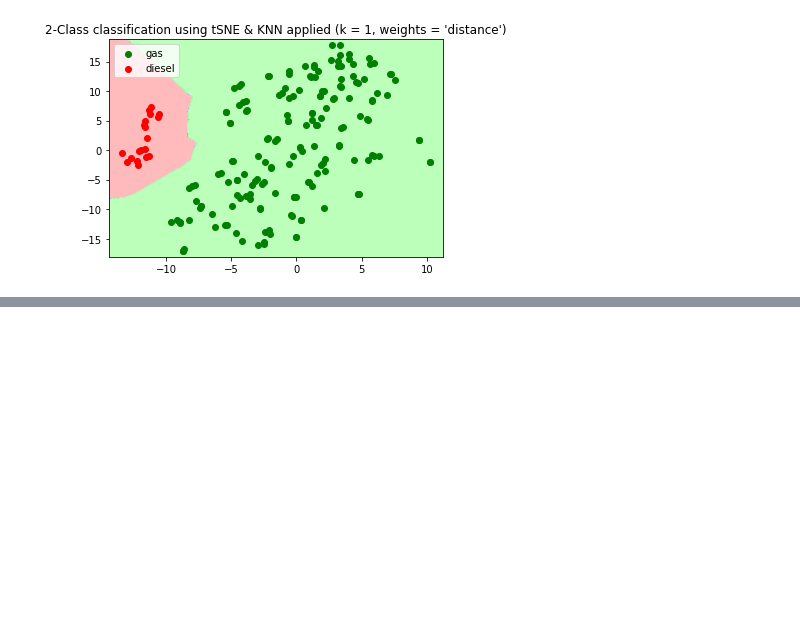
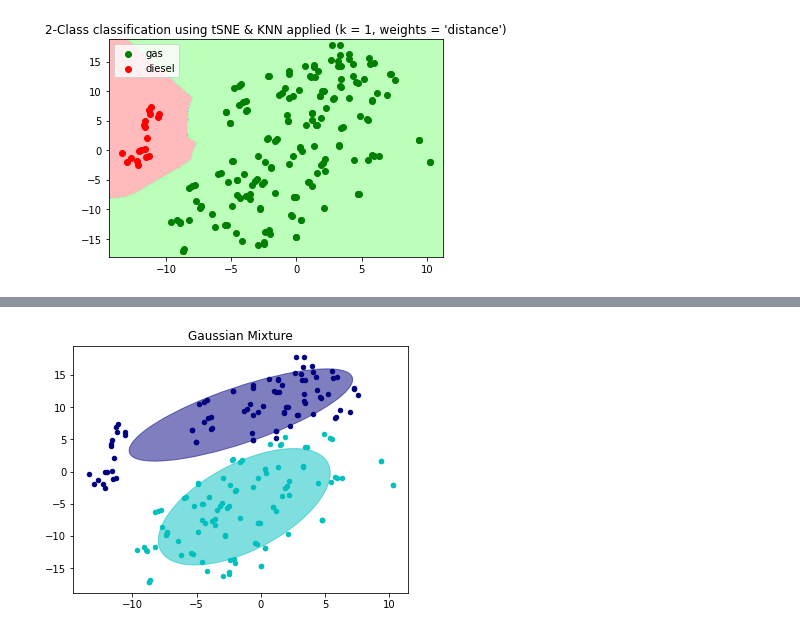
Before and after one commit to deeplearninghsw/computer-vision, a Jupyter notebook: automobile/src/classifier_tsne.ipynb, the cells around one changed output, grey strips where cells are left out. Saved outputs shown, nothing was run; the diff lists cells and outputs as text; code cells hidden in the pictures; blank space fills up the shorter version.

```diff
--- a/automobile/src/classifier_tsne.ipynb
+++ b/automobile/src/classifier_tsne.ipynb
@@ -203,0 +225,14 @@ for weights in ['uniform', 'distance']:
+# %%
+from utils.plotting import plot_gaussian_cluster
+from sklearn.mixture import GaussianMixture
+
+gmm = GaussianMixture(
+    n_components=2,
+    covariance_type='full').fit(x_tsne)
+
+y_pred = gmm.predict(x_tsne)
+
+plot_gaussian_cluster(x_tsne, y_pred, gmm.means_, gmm.covariances_, 0,
+                      'Gaussian Mixture')
+# %% [output]
+[figure, added]
```
Also changed, not shown: parts of 2 cells of this notebook.
